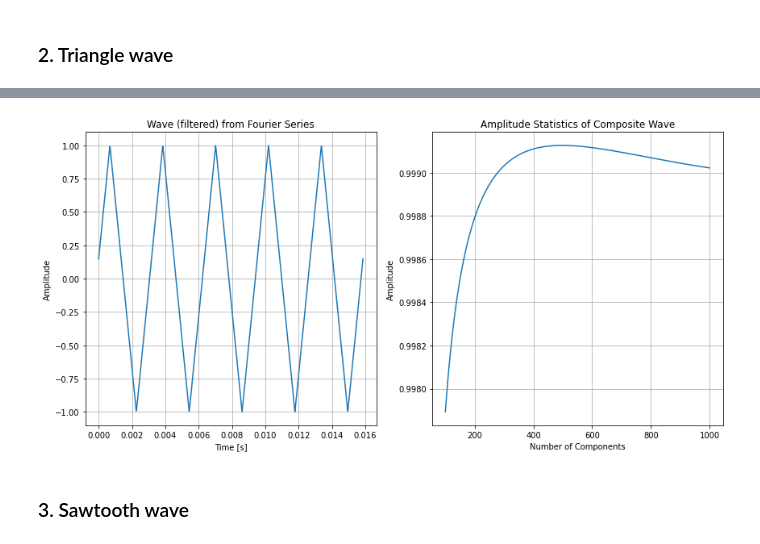
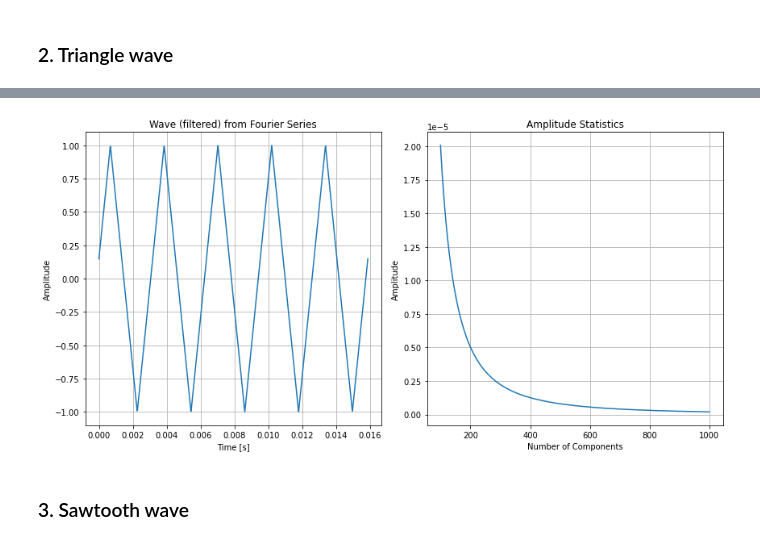
Before and after one commit to lamld203844/biosignal-processing, a Jupyter notebook: midterm-LuuDucLam-20203844.ipynb, the cells around one changed output, grey strips where cells are left out. Saved outputs shown, nothing was run; the diff lists cells and outputs as text; code cells hidden in the pictures.

```diff
--- a/midterm-LuuDucLam-20203844.ipynb
+++ b/midterm-LuuDucLam-20203844.ipynb
@@ -5,14 +5,14 @@ import matplotlib.pyplot as plt
 ## CONSTANTS
 N = 27 # id number
 
-f = abs(1000 * np.sin( (2 * np.pi / 49) * N)) # Frequency
+f = abs(int(1000 * np.sin( (2 * np.pi / 49) * N))) # Frequency
 phi = 2 * np.pi / N # Phase
 A = 1 # amplitude
 
 
 num_components = 1000  # 1000 component waves
 sample_rate = 1000 # sample rate
-time_interval = 5 * 1/f
+time_interval = 5 * 1/f # second
 time = np.linspace(0, time_interval, sample_rate)  # 3 period
 
 print(
@@ -26,10 +30,12 @@ print(
 ### 1. Square wave
 # %%
 def square_wave(A=A, time=time, f=f, phi=phi, num_components=1000):
-    return 4/np.pi * A * sum(
+    wave = 4/np.pi * A * sum(
                             1/n * np.sin((2*np.pi*f) * n *  time + phi * n)
                             for n in range(1, 2*num_components+1, 2)
                         )
+    amp = [4 * A / (np.pi * n) for n in range(1, 2*num_components+1, 2)]
+    return wave, amp
 
 def plot_and_stats(in_func, amplitude=A) -> None:
     """
@@ -41,7 +47,7 @@ def plot_and_stats(in_func, amplitude=A) -> None:
     return: None
     """
 
-    wave1k = in_func(A=amplitude)
+    wave1k, amps = in_func(A=amplitude)
 
     def find_amplitude(wave):
         return np.max(wave)
@@ -64,11 +70,9 @@ def plot_and_stats(in_func, amplitude=A) -> None:
 
     # Amplitude statistic of sum function as
     # the number of components change for 100 to 1000?
-    amplitudes = [find_amplitude(in_func(A=amplitude, num_components=n)) for n in range(100, 1001, 1)]
-    components = list(range(100, 1001, 1))
-
-    axes[1].plot(components, amplitudes)
-    axes[1].set_title('Amplitude Statistics of Composite Wave')
+    components = list(range(100, len(amps), 1))
+    axes[1].plot(components, amps[100:len(amps)])
+    axes[1].set_title('Amplitude Statistics')
     axes[1].set_xlabel('Number of Components')
     axes[1].set_ylabel('Amplitude')
     axes[1].grid(True)
@@ -87,11 +91,13 @@ Amplitude with 1000 components: 1.000318308625364
 ### 2. Triangle wave
 # %%
 def triangle_wave(A=A, time=time, f=f, phi=phi, num_components=1000):
-    return (8*A / np.pi**2) * sum(
+    wave = (8*A / np.pi**2) * sum(
                                 (-1)**((k-1)//2)/ k**2  *
                                 np.sin(2 * np.pi * k * f * time + k * phi)
                                 for k in range(1, 2*num_components+3, 2)
                                 )
+    amps = [8*A / (np.pi**2 * n**2) for n in range(1, 2*num_components+3, 2)]
+    return wave, amps
 
 plot_and_stats(triangle_wave, A)
 # %% [output]
@@ -99,4 +105,4 @@ Amplitude with 1000 components: 0.999022280008648
-[figure, old version]
+[figure, new version]
 # %% [markdown]
 ### 3. Sawtooth wave
 # %%
```
Also changed, not shown: parts of 13 cells of this notebook.
